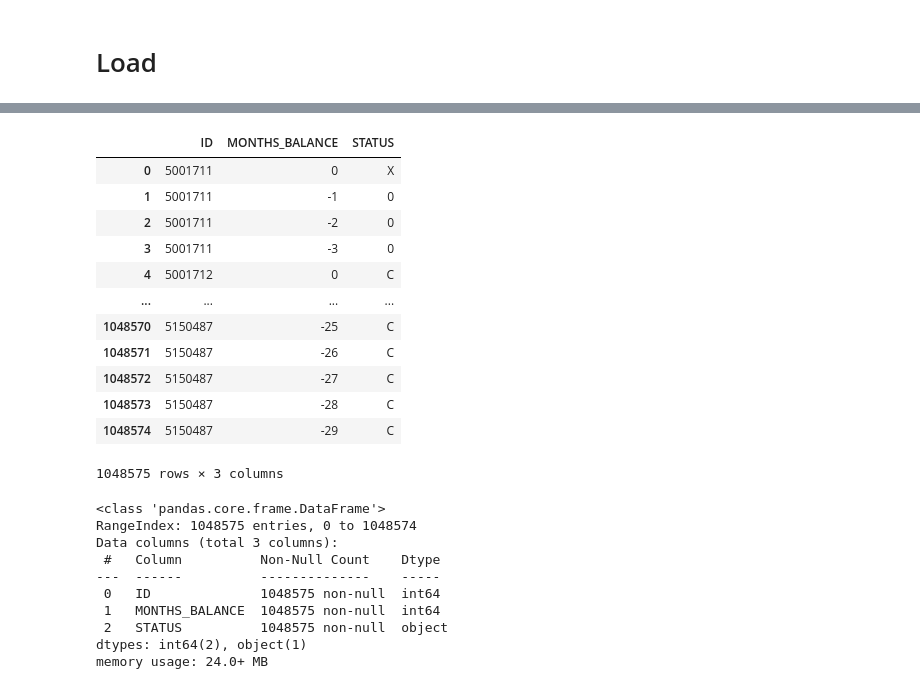
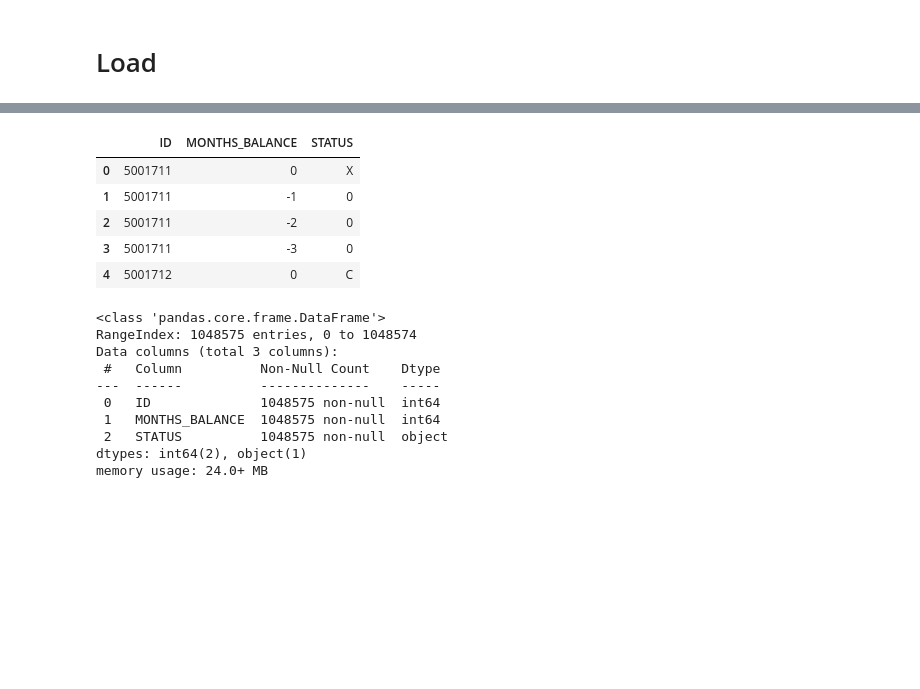
Before and after one commit to arawsardni/5---Gaung-Taqwa-Indraswara---Sandra-Triana-Nursyafri, a Jupyter notebook: Notebook/04_modelling.ipynb, the cells around one changed output, grey strips where cells are left out. Drawn from its saved outputs; the diff is of its cells as text; code cells hidden in the pictures; blank space fills up the shorter version.

```diff
--- a/Notebook/04_modelling.ipynb
+++ b/Notebook/04_modelling.ipynb
@@ -66,19 +67,12 @@ app_df
 # %%
-cred_df
+cred_df.head()
 # %% [output]
 |  | ID | MONTHS_BALANCE | STATUS |
 | 0 | 5001711 | 0 | X |
 | 1 | 5001711 | -1 | 0 |
 | 2 | 5001711 | -2 | 0 |
 | 3 | 5001711 | -3 | 0 |
 | 4 | 5001712 | 0 | C |
-| ... | ... | ... | ... |
-| 1048570 | 5150487 | -25 | C |
-| 1048571 | 5150487 | -26 | C |
-| 1048572 | 5150487 | -27 | C |
-| 1048573 | 5150487 | -28 | C |
-| 1048574 | 5150487 | -29 | C |
-1048575 rows × 3 columns
 # %%
 cred_df.info()
 # %% [output]
```
Also changed, not shown: parts of 115 cells of this notebook, 10 other files.
